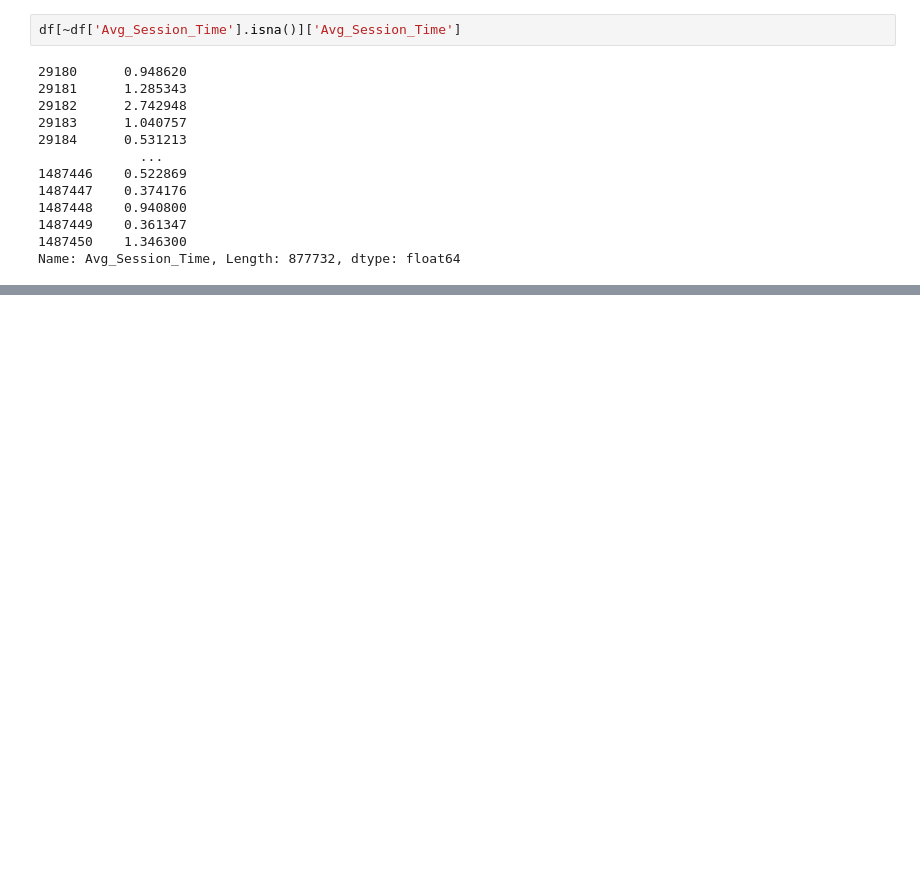
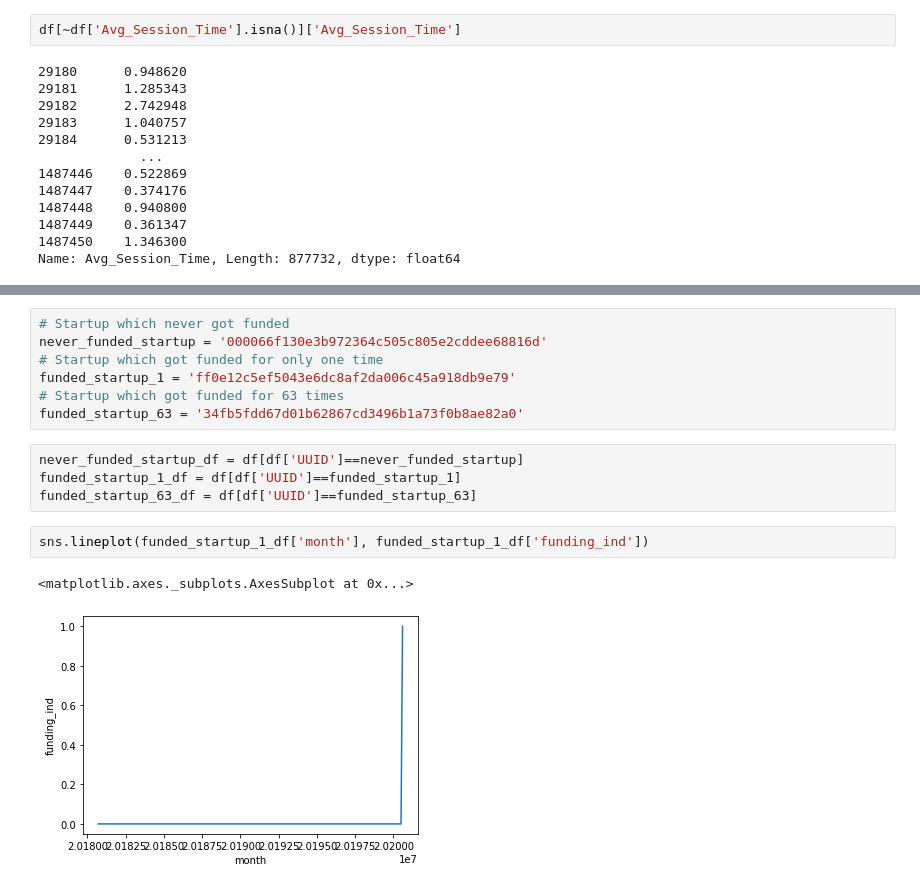
Before and after one commit to rohan-dot/Startups-Funding, a Jupyter notebook: Rohan_Datta_Purkayastha_Team_4_Startup_Funding_Prediction_Capstone_Project.ipynb, the cells around one changed output, grey strips where cells are left out. Saved outputs shown, nothing was run; the diff lists cells and outputs as text; blank space fills up the shorter version.

```diff
--- a/Rohan_Datta_Purkayastha_Team_4_Startup_Funding_Prediction_Capstone_Project.ipynb
+++ b/Rohan_Datta_Purkayastha_Team_4_Startup_Funding_Prediction_Capstone_Project.ipynb
@@ -252,0 +352,16 @@ sns.kdeplot(df['Avg_Session_Time'].dropna())
+# %%
+# Startup which never got funded
+never_funded_startup = '000066f130e3b972364c505c805e2cddee68816d'
+# Startup which got funded for only one time
+funded_startup_1 = 'ff0e12c5ef5043e6dc8af2da006c45a918db9e79'
+# Startup which got funded for 63 times
+funded_startup_63 = '34fb5fdd67d01b62867cd3496b1a73f0b8ae82a0'
+# %%
+never_funded_startup_df = df[df['UUID']==never_funded_startup]
+funded_startup_1_df = df[df['UUID']==funded_startup_1]
+funded_startup_63_df = df[df['UUID']==funded_startup_63]
+# %%
+sns.lineplot(funded_startup_1_df['month'], funded_startup_1_df['funding_ind'])
+# %% [output]
+<matplotlib.axes._subplots.AxesSubplot at 0x...>
+[figure, added]
```
Also changed, not shown: parts of 33 cells of this notebook.
